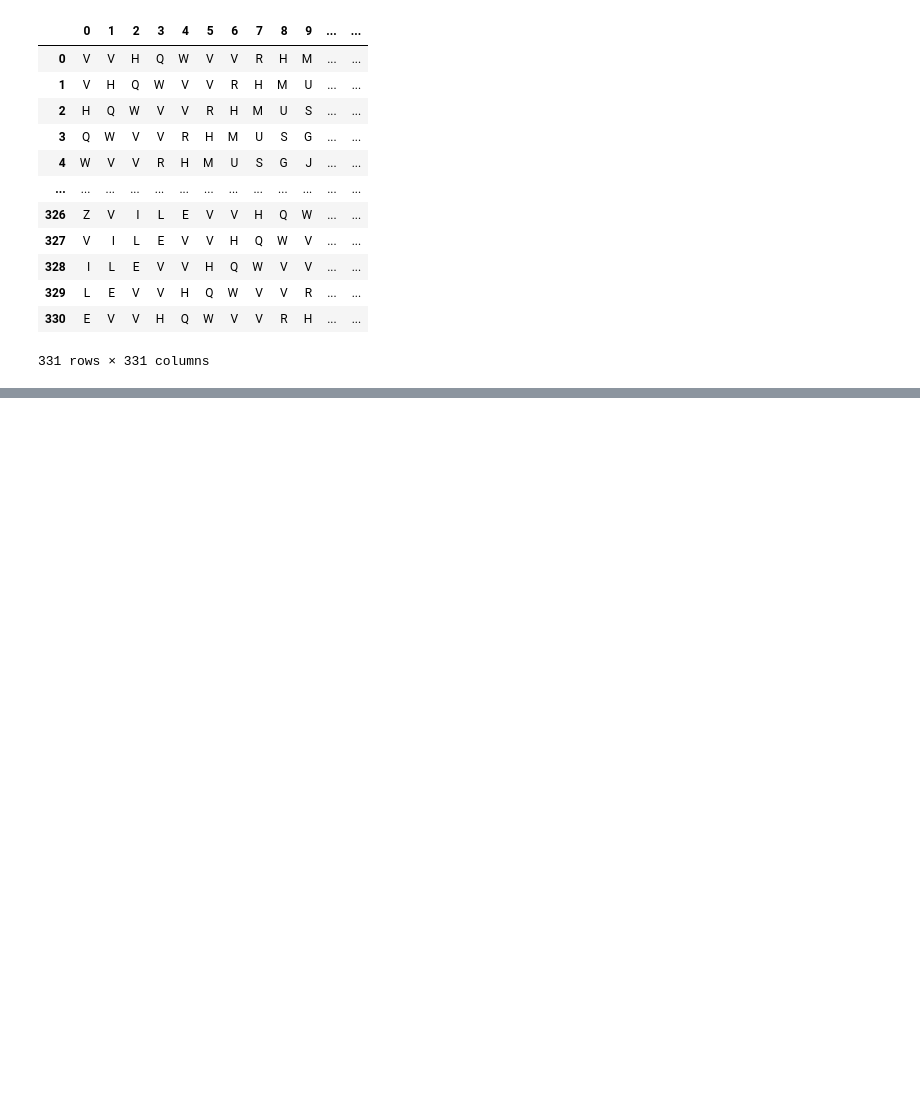
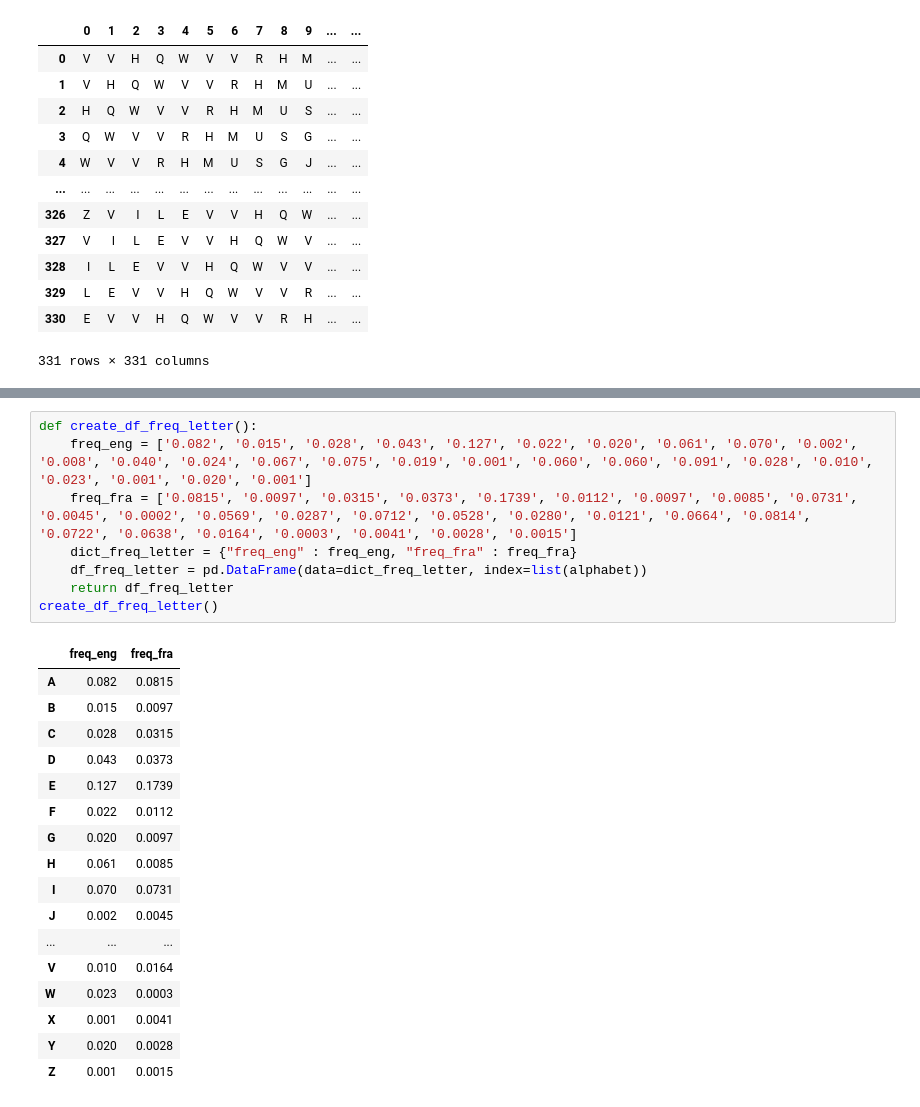
Before and after one commit to jorislimonier/cryptography-code, a Jupyter notebook: decipher_vigenere.ipynb, the cells around one changed output, grey strips where cells are left out. Drawn from its saved outputs; the diff is of its cells as text; blank space fills up the shorter version.

```diff
--- a/decipher_vigenere.ipynb
+++ b/decipher_vigenere.ipynb
@@ -64,0 +87,26 @@ get_coinc(df_shifted)
+# %%
+def create_df_freq_letter():
+    freq_eng = ['0.082', '0.015', '0.028', '0.043', '0.127', '0.022', '0.020', '0.061', '0.070', '0.002', '0.008', '0.040', '0.024', '0.067', '0.075', '0.019', '0.001', '0.060', '0.060', '0.091', '0.028', '0.010', '0.023', '0.001', '0.020', '0.001']
+    freq_fra = ['0.0815', '0.0097', '0.0315', '0.0373', '0.1739', '0.0112', '0.0097', '0.0085', '0.0731', '0.0045', '0.0002', '0.0569', '0.0287', '0.0712', '0.0528', '0.0280', '0.0121', '0.0664', '0.0814', '0.0722', '0.0638', '0.0164', '0.0003', '0.0041', '0.0028', '0.0015']
+    dict_freq_letter = {"freq_eng" : freq_eng, "freq_fra" : freq_fra}
+    df_freq_letter = pd.DataFrame(data=dict_freq_letter, index=list(alphabet))
+    return df_freq_letter
+create_df_freq_letter()
+# %% [output]
+|  | freq_eng | freq_fra |
+| A | 0.082 | 0.0815 |
+| B | 0.015 | 0.0097 |
+| C | 0.028 | 0.0315 |
+| D | 0.043 | 0.0373 |
+| E | 0.127 | 0.1739 |
+| F | 0.022 | 0.0112 |
+| G | 0.020 | 0.0097 |
+| H | 0.061 | 0.0085 |
+| I | 0.070 | 0.0731 |
+| J | 0.002 | 0.0045 |
+| ... | ... | ... |
+| V | 0.010 | 0.0164 |
+| W | 0.023 | 0.0003 |
+| X | 0.001 | 0.0041 |
+| Y | 0.020 | 0.0028 |
+| Z | 0.001 | 0.0015 |
```
Also changed, not shown: parts of 5 cells of this notebook.
